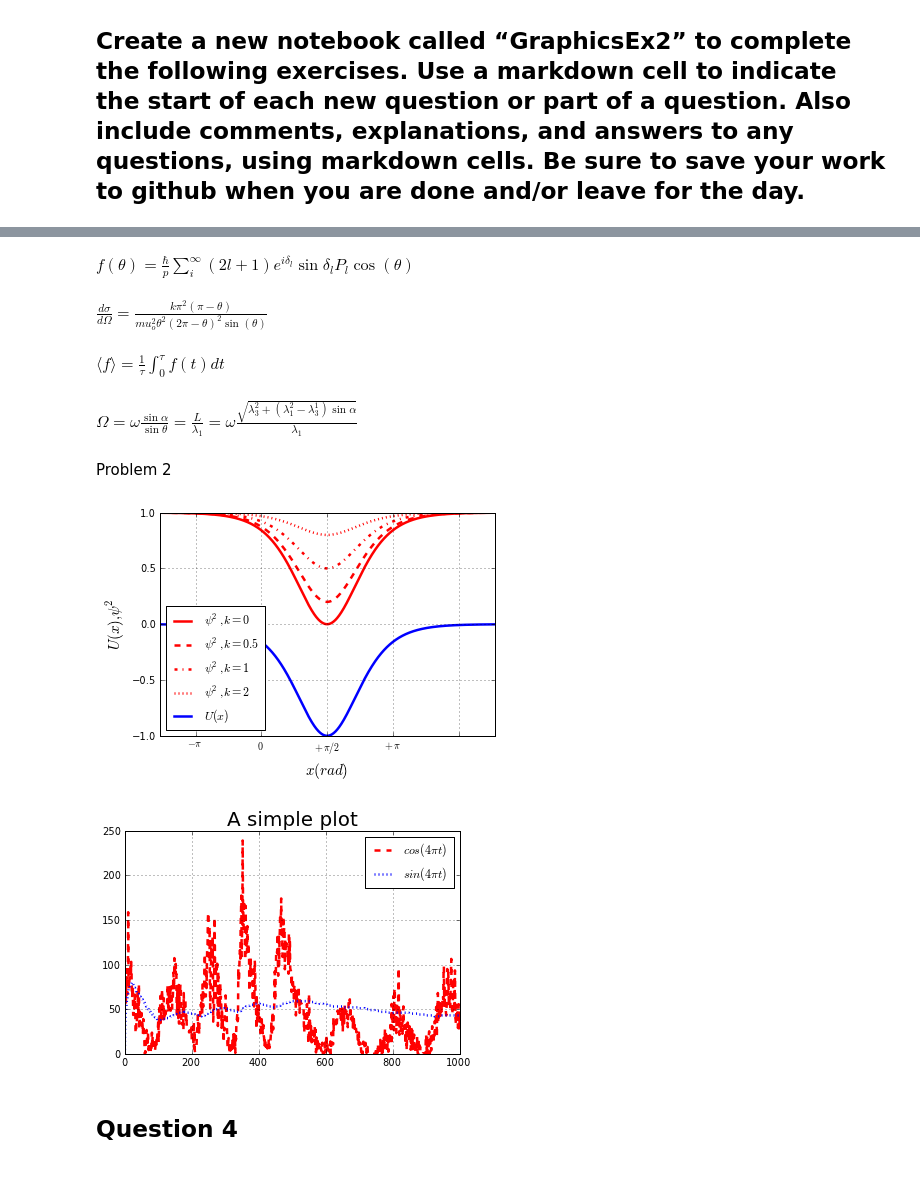
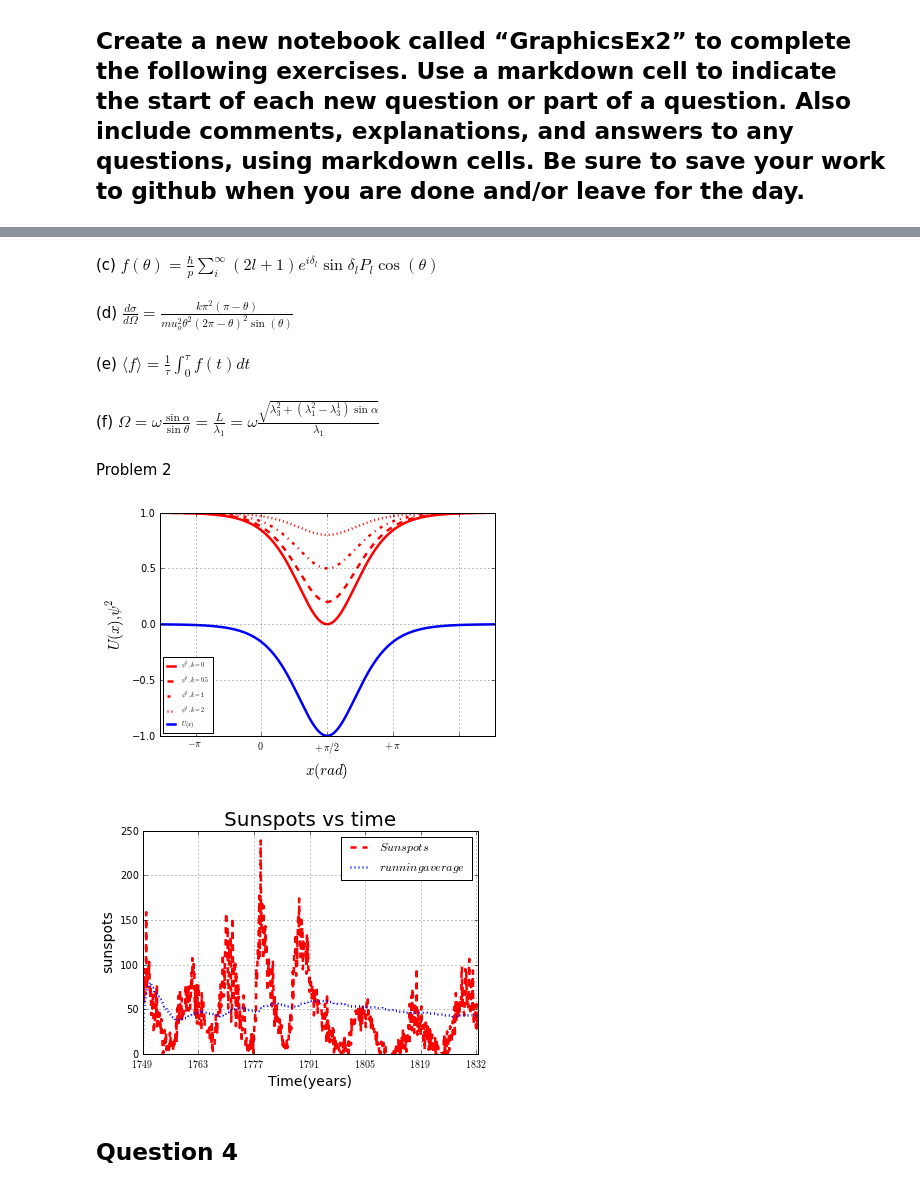
Before and after one commit to mmille60/PHYS202-SP2013, a Jupyter notebook: Week3/GraphicsEx2.ipynb, the cells around one changed output, grey strips where cells are left out. Saved outputs shown, nothing was run; the diff lists cells and outputs as text; code cells hidden in the pictures.

```diff
--- a/Week3/GraphicsEx2.ipynb
+++ b/Week3/GraphicsEx2.ipynb
@@ -18,11 +18,11 @@ $v_1 = m_2 \sqrt{\frac{2G}{M}(\frac{1}{r}-\frac{1}{r_o})}$
 # %% [markdown]
-$f(\theta)=\frac{\hbar}{p}\displaystyle\sum_i^\infty(2l+1)e^{i\delta_l}\sin\delta_lP_l\cos(\theta)$
+(c) $f(\theta)=\frac{\hbar}{p}\displaystyle\sum_i^\infty(2l+1)e^{i\delta_l}\sin\delta_lP_l\cos(\theta)$
 # %% [markdown]
-$\frac{d\sigma}{d\Omega}=\frac{k\pi^2(\pi-\theta)}{mu_o^2\theta^2(2\pi-\theta)^2\sin(\theta)}$
+(d) $\frac{d\sigma}{d\Omega}=\frac{k\pi^2(\pi-\theta)}{mu_o^2\theta^2(2\pi-\theta)^2\sin(\theta)}$
 # %% [markdown]
-$\langle f\rangle = \frac{1}{\tau}\displaystyle\int_0^\tau f(t) dt$
+(e) $\langle f\rangle = \frac{1}{\tau}\displaystyle\int_0^\tau f(t) dt$
 # %% [markdown]
-$\Omega=\omega\frac{\sin\alpha}{\sin\theta}=\frac{L}{\lambda_1}=\omega\frac{\sqrt{\lambda_3^2+(\lambda_1^2-\lambda_3^1)\sin\alpha}}{\lambda_1}$
+(f) $\Omega=\omega\frac{\sin\alpha}{\sin\theta}=\frac{L}{\lambda_1}=\omega\frac{\sqrt{\lambda_3^2+(\lambda_1^2-\lambda_3^1)\sin\alpha}}{\lambda_1}$
 # %% [markdown]
 Problem 2
 # %%
@@ -31,50 +31,53 @@ x = arange(-4,4,.01)
 y = 1/cosh(x)
 U = -y**2
 i=0+1j
-l=[0,.5,1,2]
-line=['r-','r--','r-.','r:']
-m=0
-for k in l:
+krange=[0,.5,1,2]
+l=['r-','r--','r-.','r:']
+t=0
+for k in krange:
     psik= ((i*k-tanh(x))/(i*k+1)*exp(i*k*x))
-    plot(x,psik*psik.conjugate(),line[m],linewidth=2.5,label="$\psi^2,k=%s$"%k)
-    m+=1
+    plot(x,psik*psik.conjugate(),l[t],linewidth=2.5,label="$\psi^2,k=%s$"%k)
+    t+=1
 plot(x,U,linewidth=2.5,label="$U(x)$")
 xlabel("$x(rad)$",fontsize=15)
 ylabel("$U(x), \psi^2$",fontsize=15)
 grid(True)
 xticks(arange(-pi,pi+1,pi/2),["$-{\pi}$", "$0$", "$+{\pi}/2$","$+{\pi}$"])
-legend(loc='lower left')
+legend(loc ="lower left",prop={'size':6})
 show()
 # %% [output]
-[figure, old version]
+[figure, new version]
 # %%
 ### Question 3
 data = loadtxt("sunspots.txt",float)
 sunx = data[:,0]
 suny = data[:,1]
-sunx_1000=data[:1001, 0]
+sunx_1000=data[:1001, 0]#Here you can change how many data point you would like
 suny_1000=data[:1001,1]
-plot(sunx_1000,suny_1000,color = "red",linewidth=2.5,linestyle="--",label="$cos(4{\pi}t)$")
+plot(sunx_1000,suny_1000,color = "red",linewidth=2.5,linestyle="--",label="$Sunspots$")
 def averag(array):
     total=0
     count=1
     for i in array:
         total+=i
         count+=1
     avg =(total)/count
     return avg
 avgs = arange(1001)
 count = 0
-for i in range(0,1001):
+for i in range(0,1001):#note to change how far you want the average to got change here
     avgs[count] = averag(suny_1000[0:i])
     count +=1
-plot(sunx_1000,avgs,color= "blue",linewidth=2.5,linestyle=":",label="$sin(4{\pi}t)$")
-title("A simple plot",fontsize=20)
+plot(sunx_1000,avgs,color= "blue",linewidth=2.5,linestyle=":",label="$running average$")
+title("Sunspots vs time",fontsize=20)
 grid(True)
 legend(loc="upper right")
+xticks(arange(0,1001,1000/6),["$1749$", "$1763$", "$1777$","$1791$","$1805$", "$1819$", "$1832$"])
+xlabel("Time(years)",size=14)
+ylabel("sunspots",size=14)
 show()
 # %% [output]
-[figure, old version]
+[figure, new version]
 # %% [markdown]
 Question 4
 --
```
Also changed, not shown: parts of 4 cells of this notebook, 1 other file.
